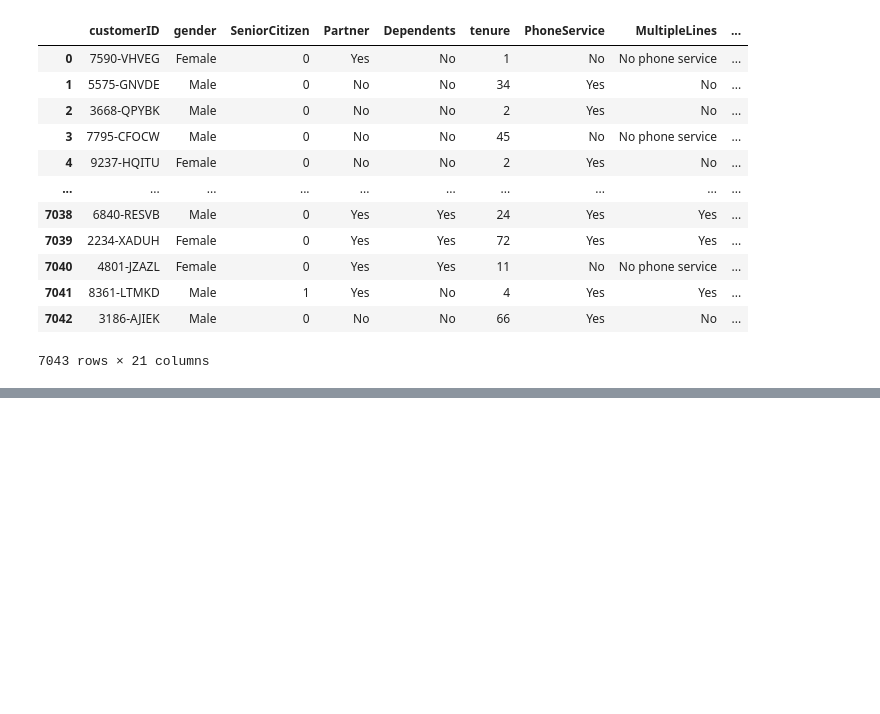
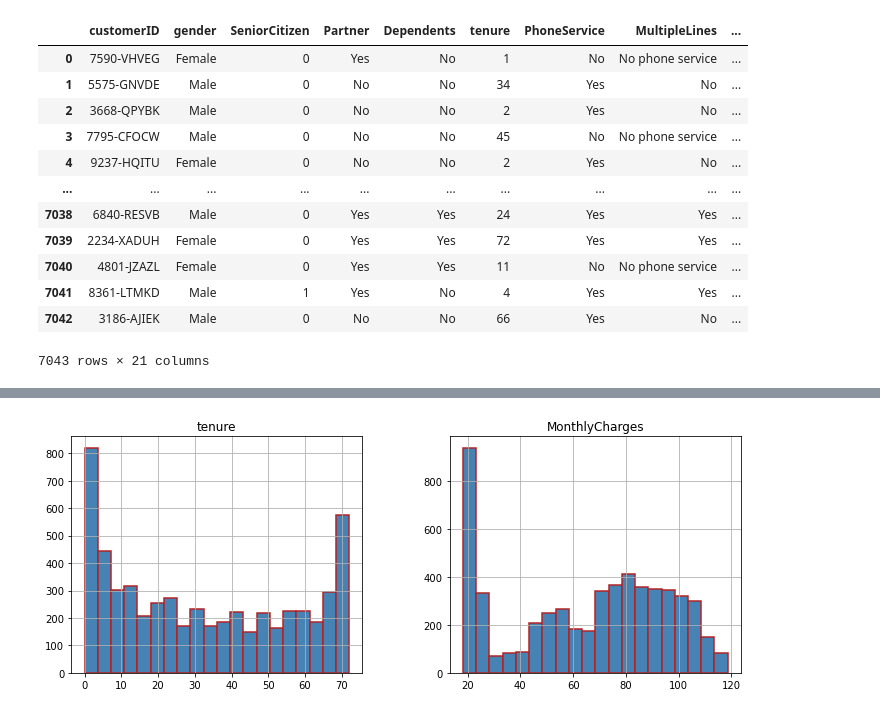
Before and after one commit to Shankar0x/CSE305_EnsembleChurnProject, a Jupyter notebook: main.ipynb, the cells around one changed output, grey strips where cells are left out. Cells and saved outputs as stored; diff of their text form; code cells hidden in the pictures; blank space fills up the shorter version.

```diff
--- a/main.ipynb
+++ b/main.ipynb
@@ -21,0 +122,12 @@ df
+# %%
+categorical = ['gender','SeniorCitizen','Partner','Dependents','PhoneService','MultipleLines','InternetService','OnlineSecurity','OnlineBackup','DeviceProtection','TechSupport','StreamingTV','StreamingMovies','Contract','PaperlessBilling','PaymentMethod']
+continuous = ['tenure','MonthlyCharges','TotalCharges']
+# %%
+traindf[continuous].hist(figsize=(12, 10),
+                          bins=20,
+                          layout=(2, 2),
+                          color='steelblue',
+                          edgecolor='firebrick',
+                          linewidth=1.5);
+# %% [output]
+[figure, added]
```
Also changed, not shown: parts of 16 cells of this notebook.
